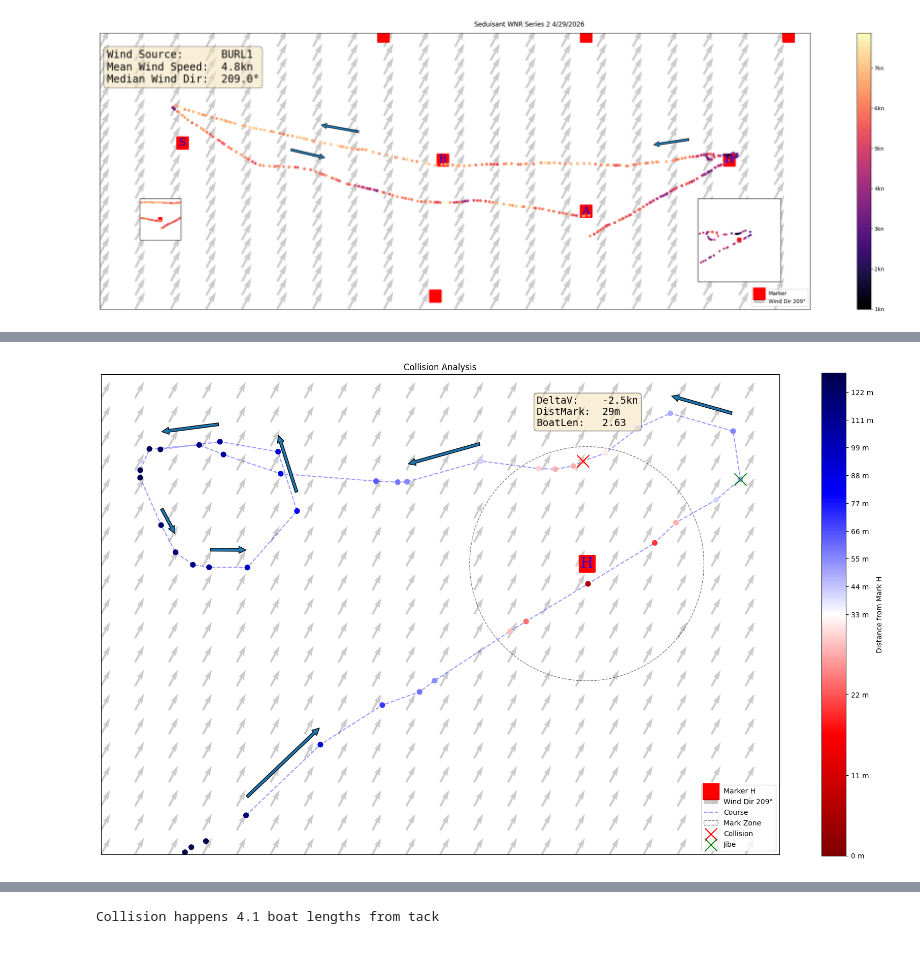
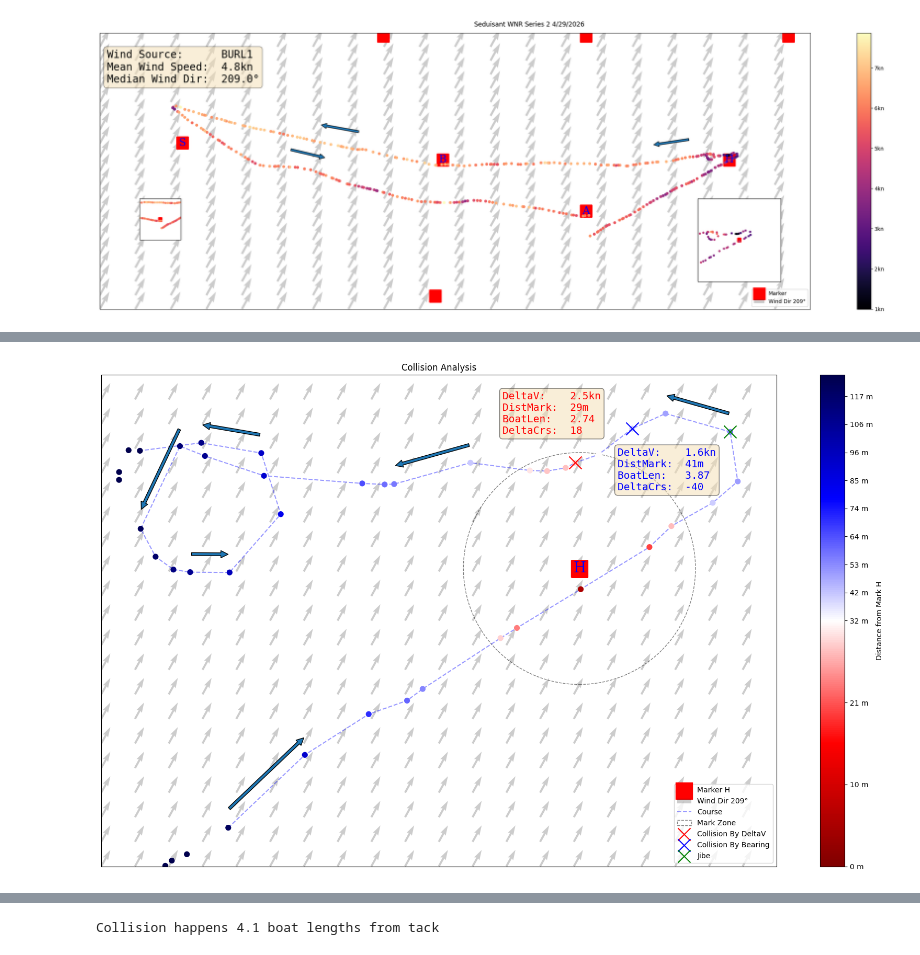
Before and after one commit to GarysCorner/RegattaTracking, a Jupyter notebook: 2026-04-29 Seduisant.ipynb, the cells around one changed output, grey strips where cells are left out. Cells and saved outputs as stored; diff of their text form; code cells hidden in the pictures.

Commit message:
Calc collision based on bearing

```diff
--- a/2026-04-29 Seduisant.ipynb
+++ b/2026-04-29 Seduisant.ipynb
@@ -253,12 +258,19 @@ print(f"{trkGdfUTM['DistanceFromH'].min() / boatLength:.2f} boat lengths from H
 trkGdfUTM['DeltaV'] = trkGdfUTM['speed'] - trkGdfUTM['speed'].shift(-1)
 # %%
 markMask = trkGdfUTM['DistanceFromH'] < (boatLength * 12)
+closeMarkMask = trkGdfUTM['DistanceFromH'] < (boatLength * 4)
 # %%
-colisionTimeStamp = trkGdfUTM[markMask]['DeltaV'].idxmax()
+colisionTimeStamp = trkGdfUTM[markMask]['DeltaV'].abs().idxmax()
 # %%
 #tack assumed to begin right before bearing change
-trkGdf['DeltaBearing'] = trkGdf['bearing'] - trkGdf['bearing'].shift(-1)
-tackTime = trkGdf.loc[markMask,'DeltaBearing'].abs().idxmax()
+trkGdfUTM['DeltaBearing'] = trkGdfUTM['bearing'] - trkGdfUTM['bearing'].shift(1)
+tackTime = trkGdfUTM.loc[markMask,'DeltaBearing'].abs().idxmax()
+# %%
+#must be max below mark, very close to mark because know it was and point before we turn
+#as we turned down to disengage after collision we must also be slowing down
+
+bearingMask = (trkGdfUTM.index >tackTime) & closeMarkMask
+collisionTimeStamp_Bearing = trkGdfUTM[bearingMask]['DeltaBearing'].idxmin()
 # %%
 def createPlotUTM(ax, extent, s=72, wpS=500,plotWind=True, lblWpt=True ,extentBuffer=buffer, df=trkGdfUTM):
 
@@ -314,40 +326,58 @@ ax.add_patch(markRadius)
 
 collisionPt = trkGdfUTM.loc[colisionTimeStamp,'geometry']
 ax.scatter(collisionPt.x,collisionPt.y,\
-           zorder=10, color='r', label='Collision',marker='x',s=300)
+           zorder=10, color='r', label='Collision By DeltaV',marker='x',s=300)
+
+collisionBearingPt = trkGdfUTM.loc[collisionTimeStamp_Bearing,'geometry']
+ax.scatter(collisionBearingPt.x,collisionBearingPt.y,\
+           zorder=10, color='b', label='Collision By Bearing',marker='x',s=300)
 
 ax.scatter(trkGdfUTM.loc[tackTime,'geometry'].x,trkGdfUTM.loc[tackTime,'geometry'].y,\
            zorder=10, color='g', label='Jibe',marker='x',s=300)
 
 
 arrowBufferUTM = 5
-for idx in [0,12,20,30,33,35,37]:
+for idx in [0,12,20,26,30,33]:
     pt1 = trkGdfUTM[markMask].iloc[idx]['geometry']
     pt2 = trkGdfUTM[markMask].iloc[idx+1]['geometry']
     arrow = mpl.patches.FancyArrowPatch( (pt1.x, pt1.y+arrowBufferUTM), (pt2.x, pt2.y+arrowBufferUTM) ,mutation_scale=20, zorder=-1      )
     ax.add_patch(arrow)
 
 
-collisionText=f"""DeltaV:    {-1 * trkGdfUTM.loc[colisionTimeStamp,'DeltaV']:.1f}kn
+collisionText=f"""DeltaV:    {trkGdfUTM.loc[colisionTimeStamp,'DeltaV']:.1f}kn
 DistMark:  {trkGdfUTM.loc[colisionTimeStamp,'DistanceFromH']:.0f}m
-BoatLen:   {trkGdfUTM.loc[colisionTimeStamp,'DistanceFromH']/boatLength:.2f}"""
-ax.text(collisionPt.x-13,collisionPt.y+10,collisionText,\
+BoatLen:   {trkGdfUTM.loc[colisionTimeStamp,'DistanceFromH']/boatLength:.2f}
+DeltaCrs:  {trkGdfUTM.loc[colisionTimeStamp,'DeltaBearing']:.0f}"""
+ax.text(collisionPt.x-20,collisionPt.y+8,collisionText,\
        fontsize=14,\
-        fontfamily='monospace',\
+        fontfamily='monospace',color='r',\
+       bbox={
+           'boxstyle':'round',
+           'facecolor':'wheat',
+           'alpha':0.5
+       })
+
+collisionTextBearing=f"""DeltaV:    {trkGdfUTM.loc[collisionTimeStamp_Bearing,'DeltaV']:.1f}kn
+DistMark:  {trkGdfUTM.loc[collisionTimeStamp_Bearing,'DistanceFromH']:.0f}m
+BoatLen:   {trkGdfUTM.loc[collisionTimeStamp_Bearing,'DistanceFromH']/boatLength:.2f}
+DeltaCrs:  {trkGdfUTM.loc[collisionTimeStamp_Bearing,'DeltaBearing']:.0f}"""
+ax.text(collisionBearingPt.x-4,collisionBearingPt.y-17,collisionTextBearing,\
+       fontsize=14,\
+        fontfamily='monospace',color='b',\
        bbox={
            'boxstyle':'round',
            'facecolor':'wheat',
            'alpha':0.5
        })
 
 ax.set_title("Collision Analysis")
 
 ax.legend()
 fig.tight_layout()
 fig.savefig(f"{outputPath}/{outfileBase} Collision.jpg")
 fig.savefig(f"{outputPath}/{outfileBase} Collision.svg")
 # %% [output]
-[figure, old version]
+[figure, new version]
 # %%
 print(f"Collision happens {trkGdfUTM.loc[colisionTimeStamp,'DistanceFromH'] / boatLength:0.1f} boat lengdths from mark")
 # %% [output]
```
Also changed, not shown: parts of 5 cells of this notebook.
